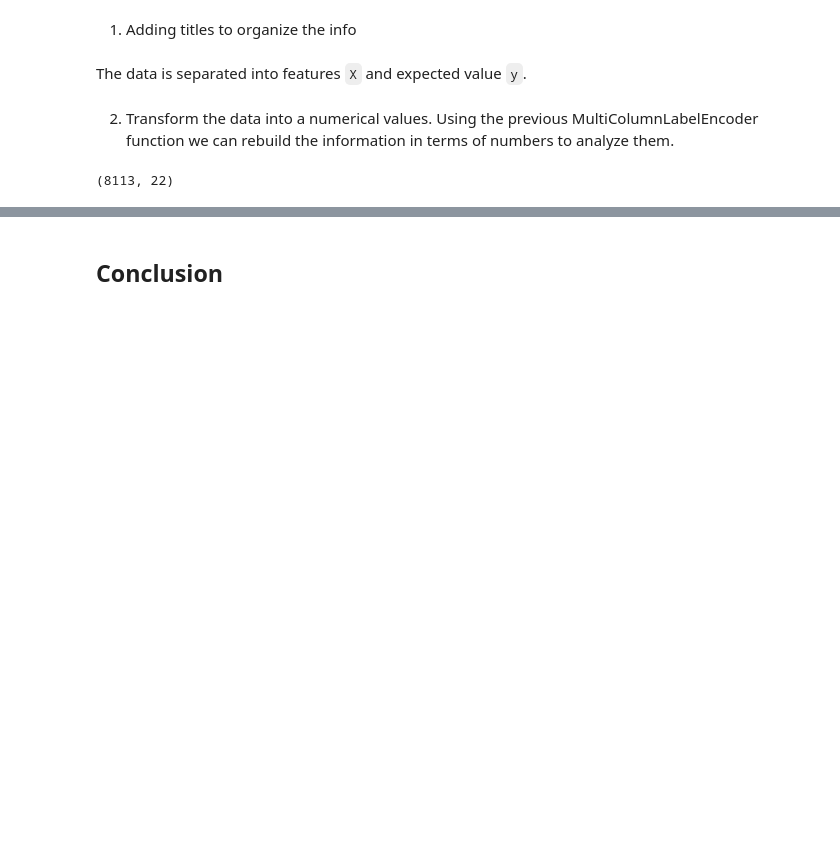
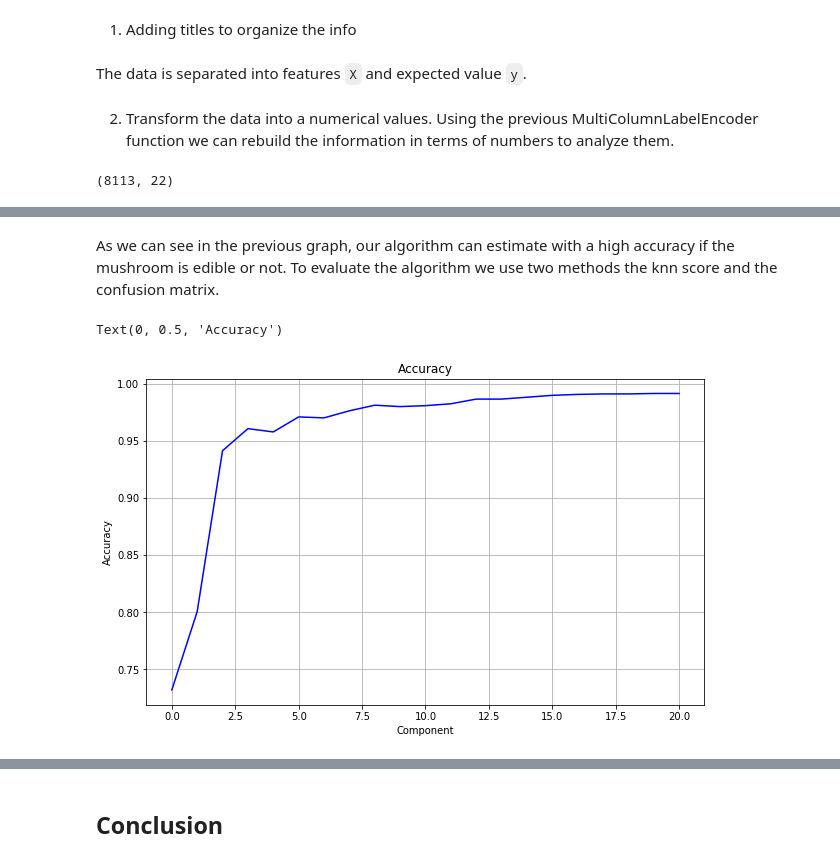
Before and after one commit to crownedone/mushrooms, a Jupyter notebook: Mushrooms.ipynb, the cells around one changed output, grey strips where cells are left out. Saved outputs shown, nothing was run; the diff lists cells and outputs as text; code cells hidden in the pictures; blank space fills up the shorter version.

```diff
--- a/Mushrooms.ipynb
+++ b/Mushrooms.ipynb
@@ -307,0 +311,12 @@ plt.show()
+# %% [markdown]
+As we can see in the previous graph, our algorithm can estimate with a high accuracy if the mushroom is edible or not. To evaluate the algorithm we use two methods the knn score and the confusion matrix.
+# %%
+plt.figure(figsize=(10,6))
+plt.plot(range(len(acc)), acc,'b-')
+plt.grid(True)
+plt.title("Accuracy")
+plt.xlabel("Component")
+plt.ylabel("Accuracy")
+# %% [output]
+Text(0, 0.5, 'Accuracy')
+[figure, added]
```
Also changed, not shown: parts of 34 cells of this notebook, 1 other file.
